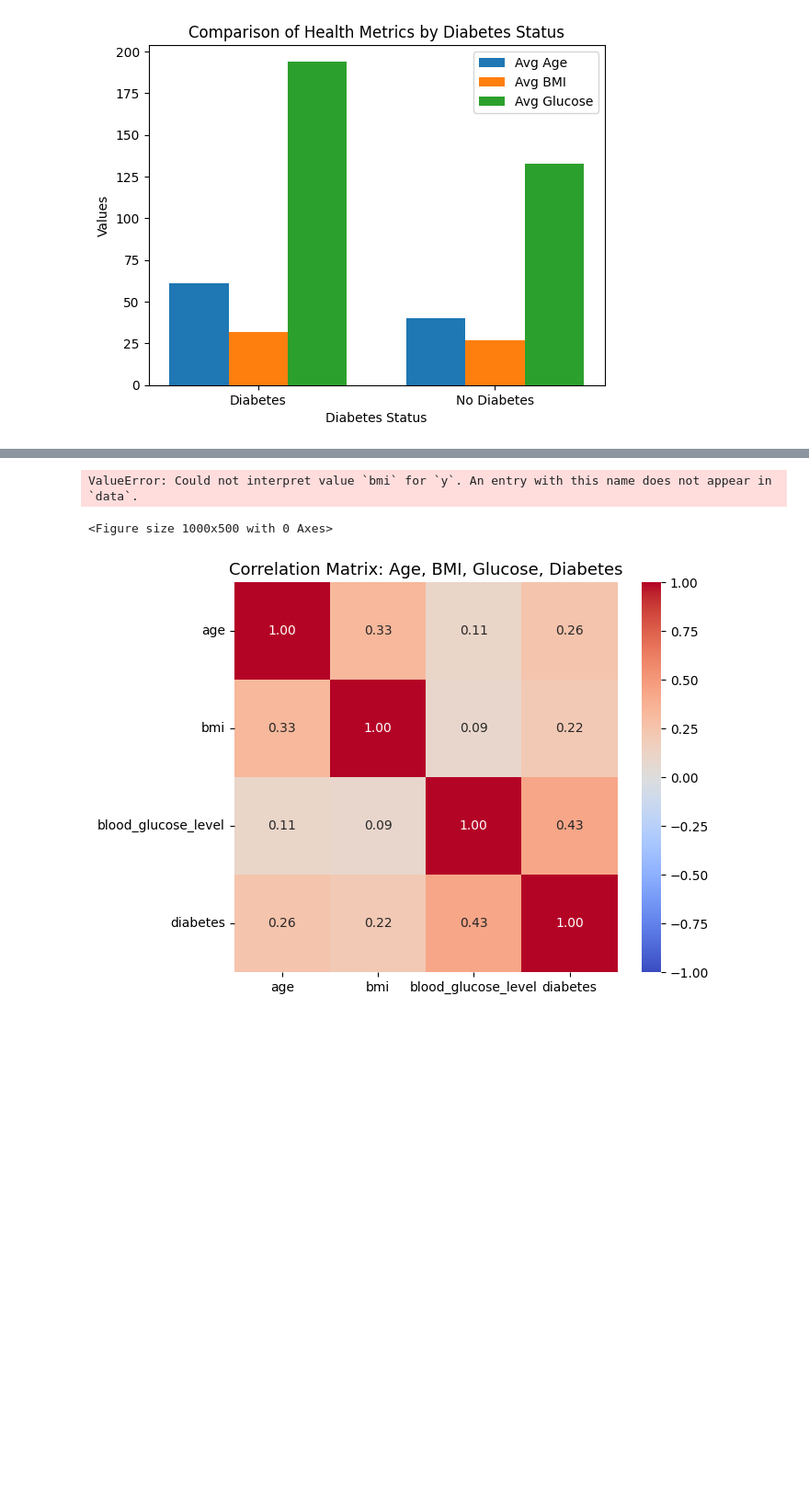
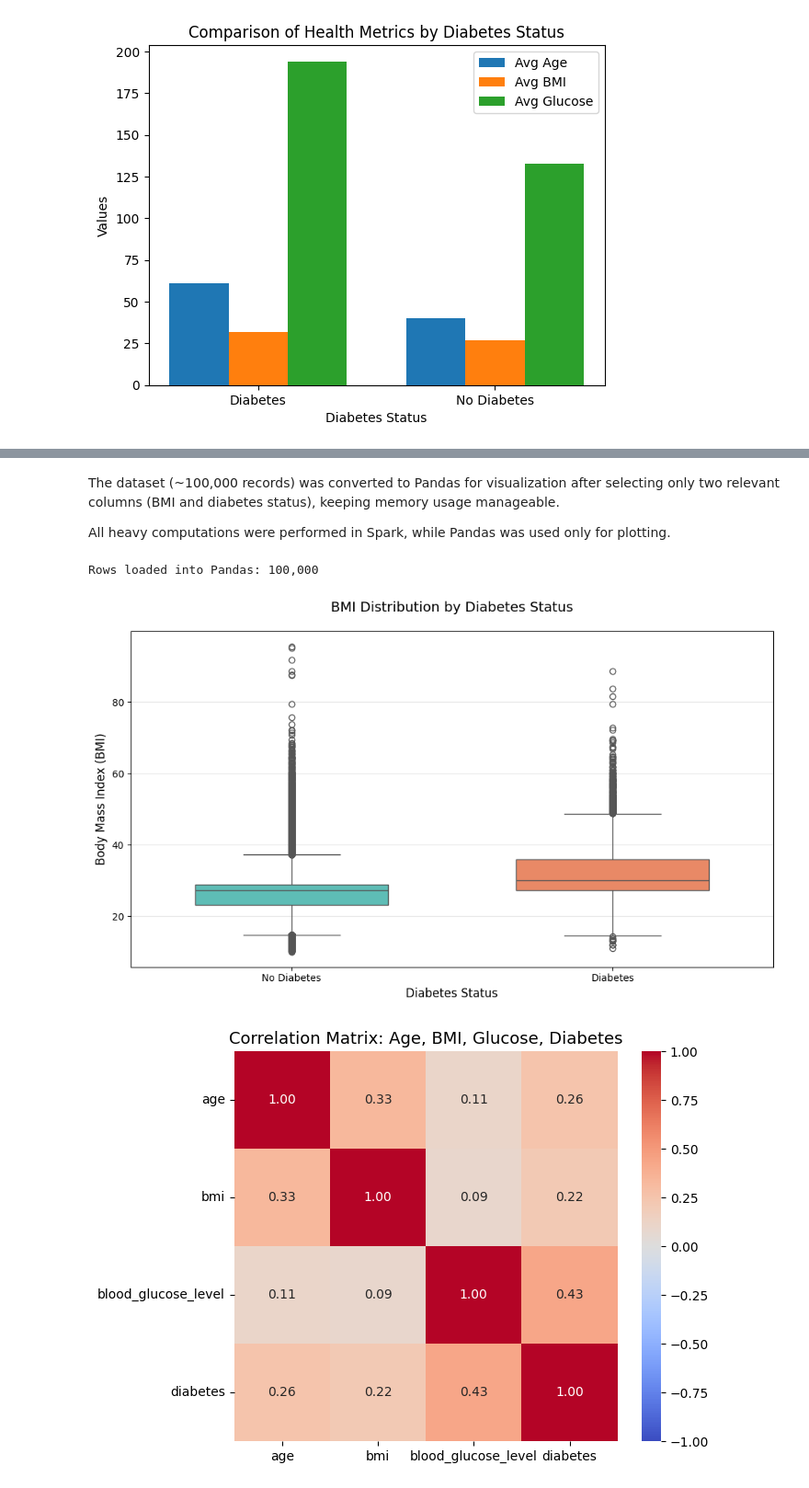
Before and after one commit to entakuyt/Diabetes-Big-Data-Pipeline, a Jupyter notebook: Project_Fixed.ipynb, the cells around one changed output, grey strips where cells are left out. Shown at 92% size. Saved outputs shown, nothing was run; the diff lists cells and outputs as text; code cells hidden in the pictures; blank space fills up the shorter version.

Commit message:
feat: add boxplots for 100k samples

```diff
--- a/Project_Fixed.ipynb
+++ b/Project_Fixed.ipynb
@@ -620,20 +596,44 @@ Aggregated DataFrame shape: (2, 6)
+# %% [markdown]
+
+The dataset (~100,000 records) was converted to Pandas for visualization after selecting only two relevant columns (BMI and diabetes status), keeping memory usage manageable.
+
+All heavy computations were performed in Spark, while Pandas was used only for plotting.
 # %%
-# Plot 2: BMI distribution by diabetes status
-plt.figure(figsize=(10, 5))
+# Convert Spark DataFrame → Pandas (FULL dataset ~100k rows)
+pdf = df_clean.select("bmi", "diabetes").toPandas()
+
+# Correct label mapping
+pdf["diabetes_label"] = pdf["diabetes"].map({
+    1: "Diabetes",
+    0: "No Diabetes"
+})
+
+# Verify number of rows
+print(f"Rows loaded into Pandas: {len(pdf):,}")
+
+# Plot boxplot
+plt.figure(figsize=(10, 6))
+
 sns.boxplot(
     data=pdf,
     x="diabetes_label",
     y="bmi",
-    palette={"No Diabetes": "steelblue", "Diabetes": "tomato"}
+    hue="diabetes_label",
+    palette={"Diabetes": "#FF7F50", "No Diabetes": "#4ECDC4"},
+    legend=False,
+    width=0.6
 )
-plt.title("BMI Distribution by Diabetes Status", fontsize=14)
-plt.xlabel("Diabetes Status")
-plt.ylabel("BMI")
+
+plt.title("BMI Distribution by Diabetes Status", fontsize=14, pad=20)
+plt.xlabel("Diabetes Status", fontsize=12)
+plt.ylabel("Body Mass Index (BMI)", fontsize=12)
+
+plt.grid(axis='y', alpha=0.3)
 plt.tight_layout()
 plt.show()
 # %% [output]
-ValueError: Could not interpret value `bmi` for `y`. An entry with this name does not appear in `data`.
+Rows loaded into Pandas: 100,000
-<Figure size 1000x500 with 0 Axes>
+[figure, added]
 # %%
 # Plot 3: Correlation heatmap
 numeric_cols = pdf[["age", "bmi", "blood_glucose_level", "diabetes"]]
```
Also changed, not shown: parts of 3 cells of this notebook.
